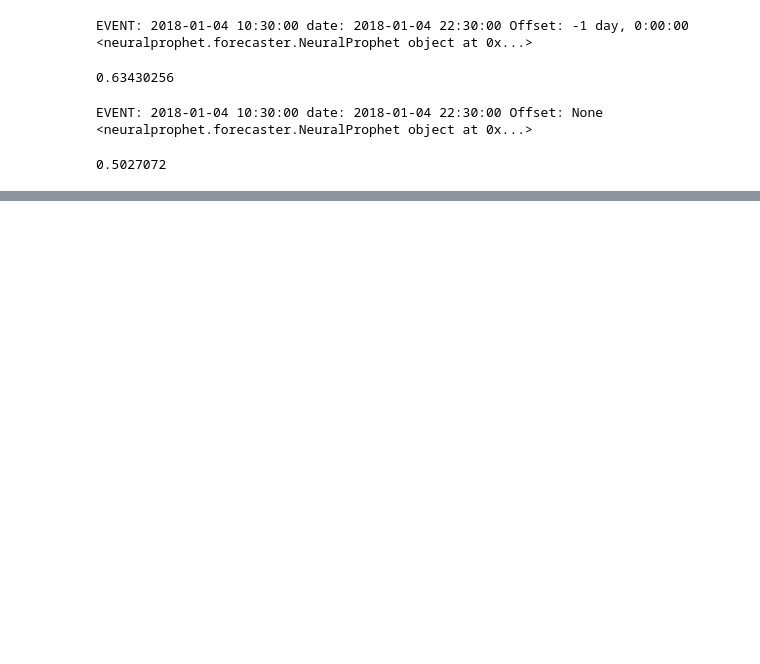
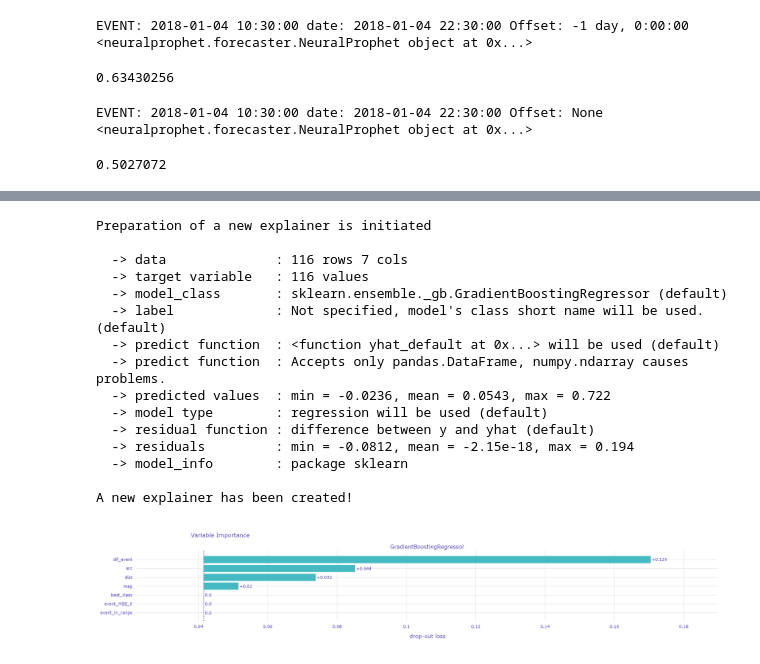
Before and after one commit to carloscanodomingo/NeuralProphetEQ, a Jupyter notebook: neuralProphet.ipynb, the cells around one changed output, grey strips where cells are left out. Cells and saved outputs as stored; diff of their text form; code cells hidden in the pictures; blank space fills up the shorter version.

```diff
--- a/neuralProphet.ipynb
+++ b/neuralProphet.ipynb
@@ -485,2 +534,0 @@ for index_delta in range(n_dates):
-# %%
-NPw_o = NPw.load_class("backup/gold_beetle")
@@ -509,7 +534,0 @@ ModuleNotFoundError: No module named 'dill'
-# %%
-cases = [None, -timedelta(hours=12), -timedelta(hours=24)]
-
-for case in cases:
-    config_fc = ConfigForecast(start_forecast=dt_event, offset_event=case)
-    NPw_o.add_forecast(config_fc)
-    NPw_o.save_class()
@@ -602,4 +534,0 @@ with open(file_name, "rb") as file:
-# %%
-for index in NPw_o.npw_df.index:
-    print(index)
-    NPw_o.npw_df.at[index, "is_fit"] = True
@@ -1374,0 +576,3 @@ INFO - (NP.config.set_auto_batch_epoch) - Auto-set epochs to 63
+# %%
+
+reg.fit(X_reg, y_reg)
@@ -1374,0 +590,22 @@ INFO - (NP.config.set_auto_batch_epoch) - Auto-set epochs to 63
+# %%
+exp_reg = dx.Explainer(reg, X_reg, y_reg)
+vi = exp_reg.model_parts()
+vi.result
+vi.plot(max_vars=10)
+# %% [output]
+Preparation of a new explainer is initiated
+
+  -> data              : 116 rows 7 cols
+  -> target variable   : 116 values
+  -> model_class       : sklearn.ensemble._gb.GradientBoostingRegressor (default)
+  -> label             : Not specified, model's class short name will be used. (default)
+  -> predict function  : <function yhat_default at 0x...> will be used (default)
+  -> predict function  : Accepts only pandas.DataFrame, numpy.ndarray causes problems.
+  -> predicted values  : min = -0.0236, mean = 0.0543, max = 0.722
+  -> model type        : regression will be used (default)
+  -> residual function : difference between y and yhat (default)
+  -> residuals         : min = -0.0812, mean = -2.15e-18, max = 0.194
+  -> model_info        : package sklearn
+
+A new explainer has been created!
+[figure, added]
```
Also changed, not shown: parts of 104 cells of this notebook, 4 other files.
